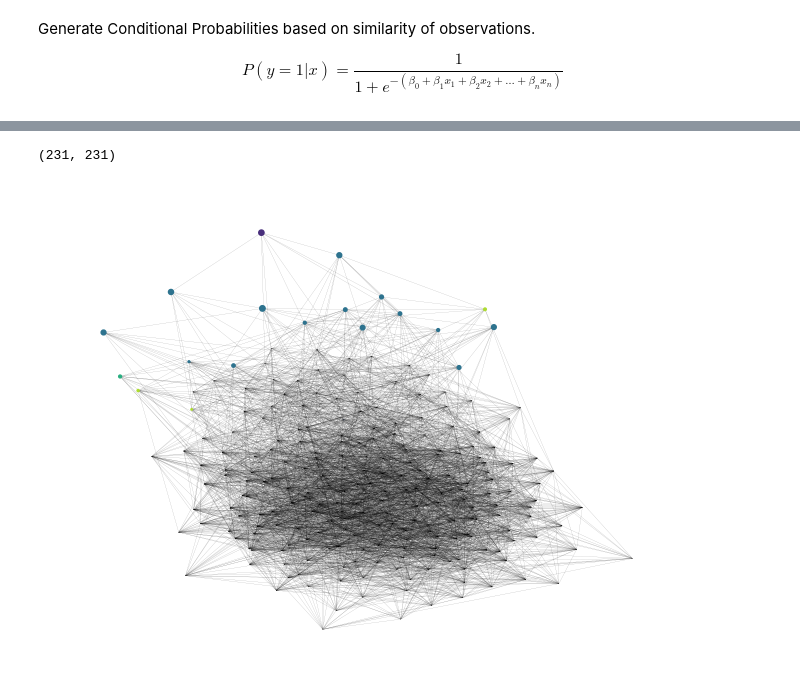
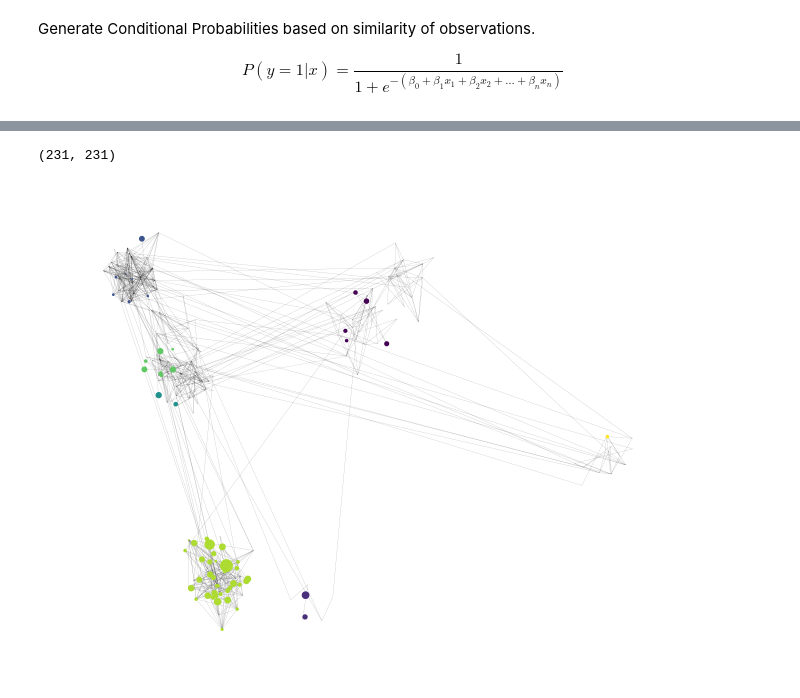
Before and after one commit to FisnikZogaj/MA, a Jupyter notebook: GraphGLM.ipynb, the cells around one changed output, grey strips where cells are left out. Cells and saved outputs as stored; diff of their text form; code cells hidden in the pictures.

Commit message:
update. Tweaked parameters for good plots.

```diff
--- a/GraphGLM.ipynb
+++ b/GraphGLM.ipynb
@@ -121,22 +104,22 @@ P(y=1|x) = \frac{1}{1 + e^{-(\beta_0 + \beta_{1}x_{1} + \beta_{2}x_{2} + \ldots
 np.random.seed(26)
 # A low negative intercept means a low default connection probability (all else = 0)
 # Pushing it extremely low, will cause no connections
-beta_0 = 0
+beta_0 = -1
 # Coefficient for countrymen, 1 -> making it more likely to connect
-beta_cm = np.log(6)  # increase the odds-ratio by _(whats inside the log)
+beta_cm = np.log(10)  # increase the odds-ratio by _(whats inside the log)
 # Coefficient for wagedelta: the larger the gap, the less likely a connection happens
-beta_wd = -2.05
+beta_wd = -1.5
 # Coefficient for same experience: 1 -> making it more likely to connect
-beta_exper = np.log(2.2)
+beta_exper = np.log(2)
 
-beta_ti = np.log(1.6)
+beta_ti = np.log(4)
 
 log_odds = (beta_0 +
             beta_cm * df.fellow_country +
             beta_wd * df.wage_delta +
             beta_ti * df.same_title +
             beta_exper * df.same_experience +
-            np.random.normal(0,3,df.shape[0]))
+            np.random.normal(0,1,df.shape[0]))
 # Changes shape of distribution, larger variance -> clearer bounds
 # Can break indented structure harshly when too high
 
@@ -182,20 +165,29 @@ color_map = dict(zip(countries,
      np.arange(len(countries))))
 country_to_color = lambda x : color_map[x]
 
-
 G = nx.Graph()
 G.add_nodes_from(salaries.index,
                  size = salaries.salary_in_usd)
 G.add_edges_from(list(df[df['Connection_Prob'] > 0.9]['idx']))
+print(nx.adjacency_matrix(G).toarray().shape)
+#print(salaries.shape)
+# %% [output]
+(231, 231)
 # %%
-pos = nx.spring_layout(G)
+np.random.seed(26)
+mu_y = np.random.normal(0,7,len(countries)) #linspace(-10,10,len(countries))
+mu_x = np.random.normal(0,7,len(countries)) #linspace(-10,10,len(countries))
+
+cc = (pd.DataFrame(np.array([countries, mu_x, mu_y]).T).
+                     set_index(0).apply(tuple, axis=1).to_dict())
+
+position = {index: cc[row['employee_residence']] + np.random.normal(0,1,2)
+ for index, row in salaries.iterrows()}
+
 nx.draw(G, with_labels = False,
-        node_size = np.log(salaries.salary_in_usd) * 20,
-        pos = nx.spring_layout(G),
+        node_size = (salaries.salary_in_usd) * 10,
+        pos = position,
         node_color = salaries.employee_residence.apply(country_to_color),
         width = 0.05, alpha = 0.99)
-
-print(nx.adjacency_matrix(G).toarray().shape)
 # %% [output]
-(231, 231)
-[figure, old version]
+[figure, new version]
```
Also changed, not shown: parts of 7 cells of this notebook.
